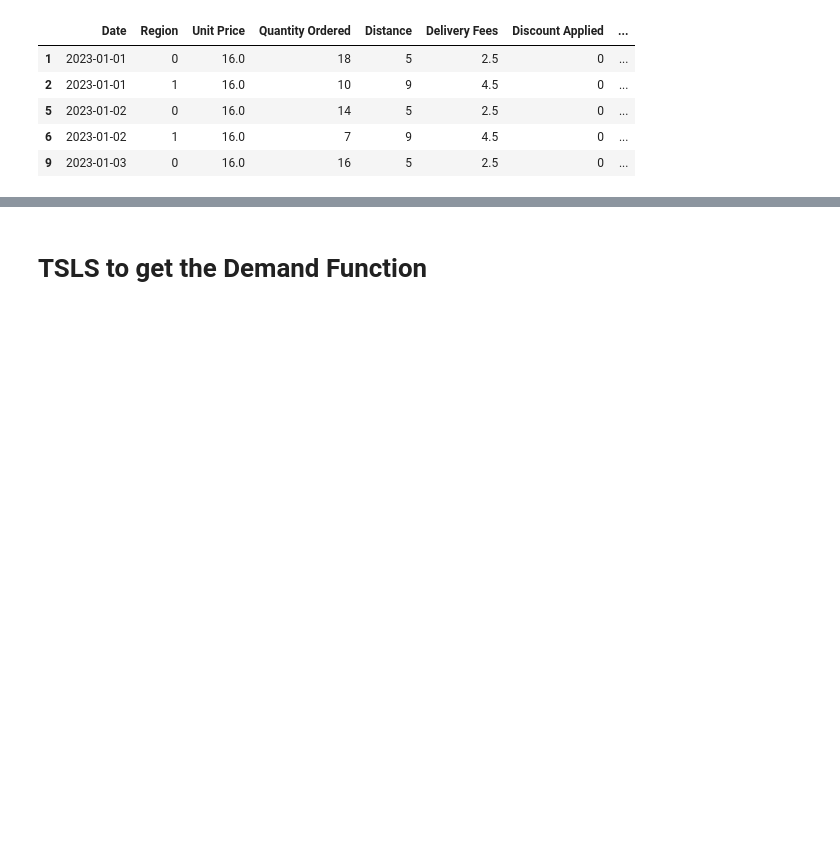
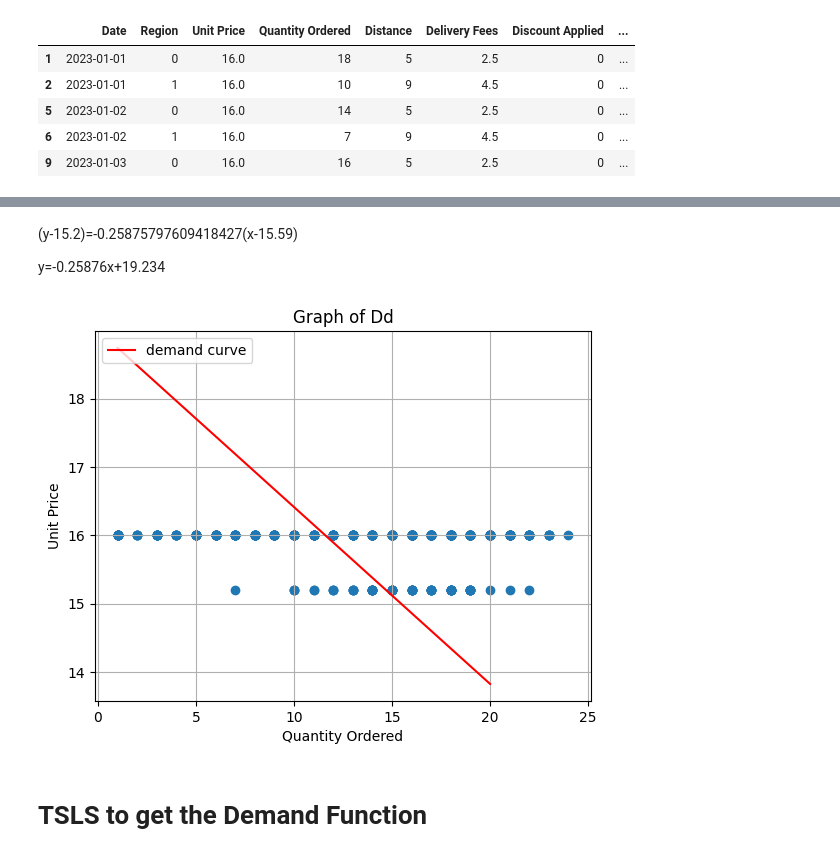
Before and after one commit to Alphteow/EconsModel, a Jupyter notebook: Econ_Group_Project3.ipynb, the cells around one changed output, grey strips where cells are left out. Drawn from its saved outputs; the diff is of its cells as text; code cells hidden in the pictures; blank space fills up the shorter version.

```diff
--- a/Econ_Group_Project3.ipynb
+++ b/Econ_Group_Project3.ipynb
@@ -238,0 +242,3 @@ print(vif_data)
+# %%
+m = model.params.iloc[3]
+m
@@ -238,0 +249,4 @@ print(vif_data)
+# %%
+elasticity = (16-15.2)/(m*-1)
+
+elasticity
@@ -239,3 +286,19 @@ print(vif_data)
+# %% [markdown]
+<p>(y-15.2)=-0.25875797609418427(x-15.59)</p>
+<p>y=-0.25876x+19.234</p>
+# %%
+x = np.linspace(1,20,100)
+y = elasticity*x+19
+plt.plot(x, y, '-r', label='demand curve')
+plt.scatter(df['Quantity Ordered'], df['Unit Price'])
+plt.title('Graph of Dd')
+plt.xlabel('Quantity Ordered')
+plt.ylabel('Unit Price')
+plt.legend(loc='upper left')
+plt.grid()
+plt.show()
+# %% [output]
+[figure, added]
 # %% [markdown]
 # TSLS to get the Demand Function
 # %%
```
Also changed, not shown: parts of 10 cells of this notebook.
